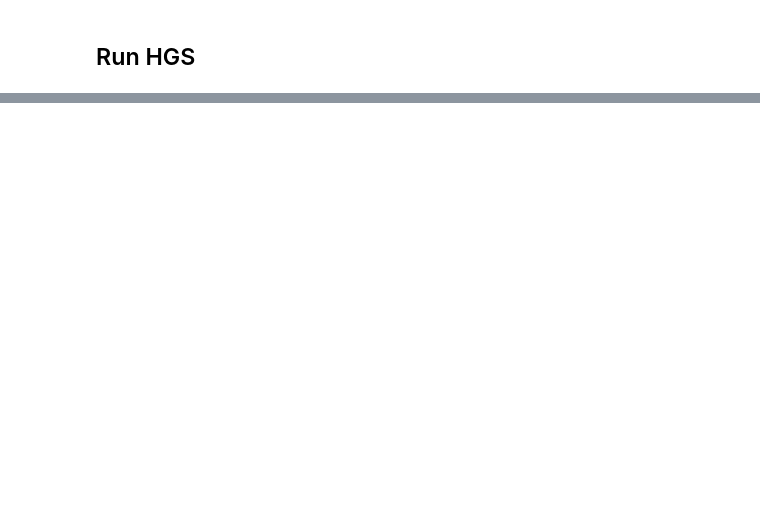
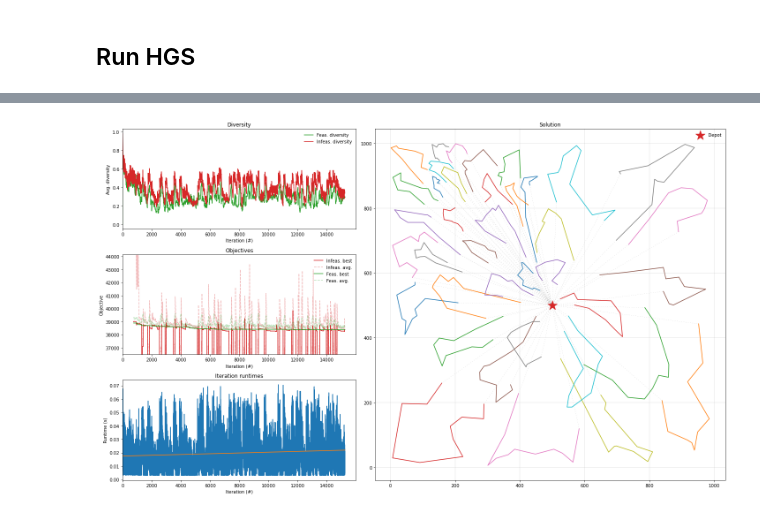
Before and after one commit to SemUijen/SREX_GNN, a Jupyter notebook: implementation/notebook/OptimizedEvolution.ipynb, the cells around one changed output, grey strips where cells are left out. Saved outputs shown, nothing was run; the diff lists cells and outputs as text; code cells hidden in the pictures; blank space fills up the shorter version.

```diff
--- a/implementation/notebook/OptimizedEvolution.ipynb
+++ b/implementation/notebook/OptimizedEvolution.ipynb
@@ -187,0 +278,5 @@ result = solve(instance_name, seed=22, max_iterations=300)
+# %%
+plot_result(result_36, data)
+plt.tight_layout()
+# %% [output]
+[figure, added]
```
Also changed, not shown: parts of 18 cells of this notebook.
